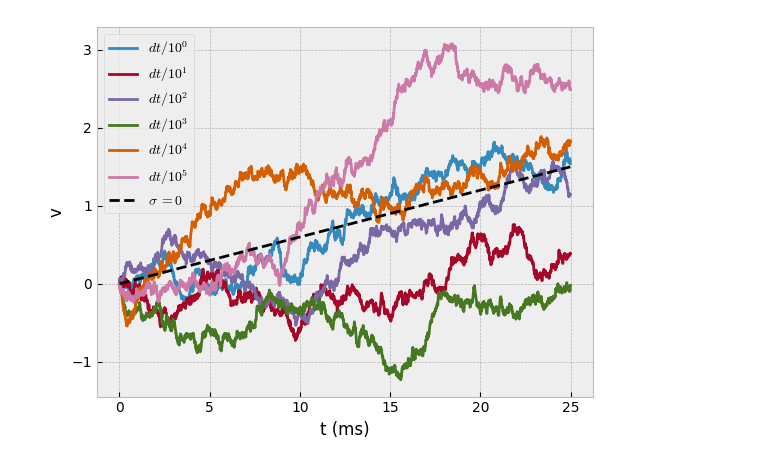
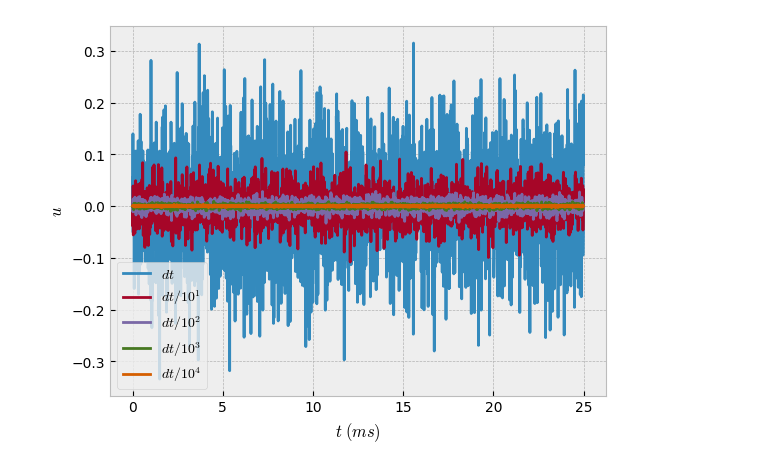
Before and after one commit to rfscorrea/listas-neurociencia-profroque, a Jupyter notebook: lista6/ex2-b.ipynb, the cells around one changed output. Drawn from its saved outputs; the diff is of its cells as text; code cells hidden in the pictures.

```diff
--- a/lista6/ex2-b.ipynb
+++ b/lista6/ex2-b.ipynb
@@ -23,40 +22,36 @@ def corrente(t, I):
     return I*(t>=0)
 
 
+def trajetoria(S, I, sigma, delta_t):
+    S[0] = 0
 
-def trajetoria(V, I, sigma, intervalo):
     for i in range(interacoes-1):
         w_n = random.gauss(0,1)
+        S[i+1] = 1/2 * (S[i]**2) * (1 - delta_t) + (R*I[i] + V_rep)/R*C + sigma*w_n * np.sqrt(delta_t)
 
-        if V[i] == V_L:
-            V[i+1] = V_redef
-        else:
-            V[i+1] = V[i] + (intervalo**2)/2 * ( (V_rep - V[i])/R*C + I[i]/C ) + sigma*w_n * (2/3) * intervalo**(3/2)
-
-    return V
+    return S
 # %%
 I = corrente(t, 300e-12)
-V = np.zeros(interacoes)
-sigma = 100e-3
+S = np.zeros(interacoes)
+sigma = 30e-3
 # %%
 plt.style.use('bmh')
 
 plt.figure()
 
-for i in range(6):
-    intervalo = dt * 10 ** -i
-    v = trajetoria(V, I, sigma, intervalo=dt)
-    plt.plot(t*1e3,v*1e7, label=rf'$dt/10^{i}$')
+v = trajetoria(S, I, sigma, dt)
+plt.plot(t*1e3,v*1e3, label=r'$dt$')
 
-
-v = trajetoria(V, I, sigma=0, intervalo=dt)
-plt.plot(t*1e3,v*1e7,'k--', label=rf'$\sigma\;=0$')
+for i in range(1, 5):
+    delta_t = dt * (10 ** -i)
+    v = trajetoria(S, I, sigma, delta_t)
+    plt.plot(t*1e3,v*1e3, label=rf'$dt / 10^{i}$')
 
 
 plt.legend()
-plt.xlabel('t (ms)')
-plt.ylabel('v')
+plt.xlabel(r'$t\;(ms)$')
+plt.ylabel(r'$u$')
 
 plt.show()
 # %% [output]
-[figure, old version]
+[figure, new version]
```
Also changed, not shown: parts of 1 cell of this notebook.
